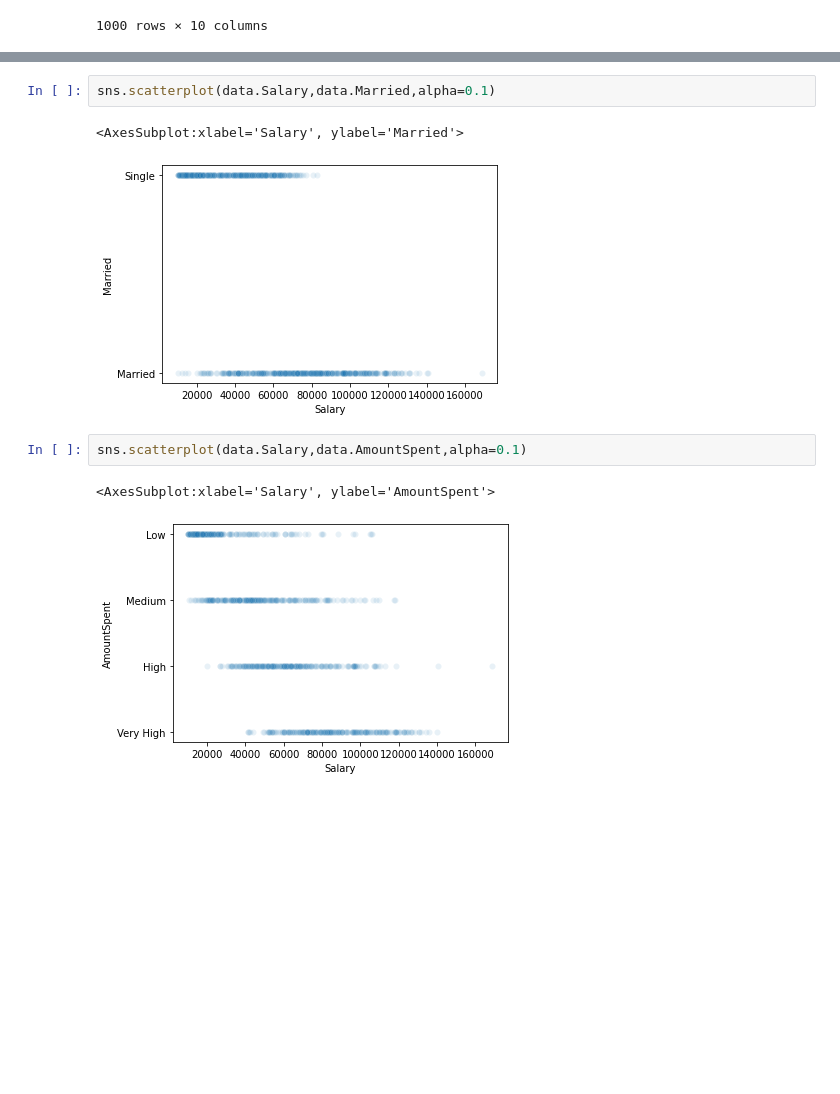
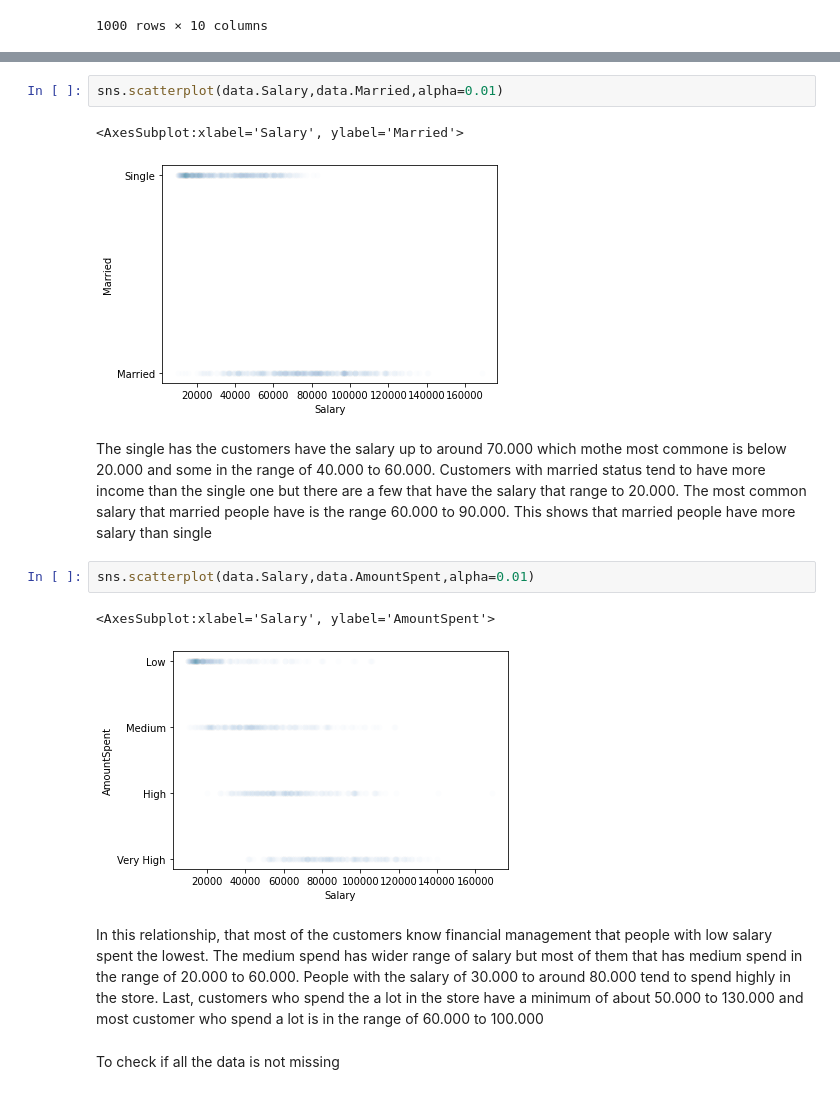
Before and after one commit to JXLK-dev/machinelearning, a Jupyter notebook: datasets_visualization.ipynb, the cells around one changed output, grey strips where cells are left out. Saved outputs shown, nothing was run; the diff lists cells and outputs as text; blank space fills up the shorter version.

```diff
--- a/datasets_visualization.ipynb
+++ b/datasets_visualization.ipynb
@@ -98,10 +146,22 @@ sns.scatterplot(data.Salary,data.Age,alpha=0.1)
 # %%
-sns.scatterplot(data.Salary,data.Married,alpha=0.1)
+sns.scatterplot(data.Salary,data.Married,alpha=0.01)
 # %% [output]
 <AxesSubplot:xlabel='Salary', ylabel='Married'>
-[figure, old version]
+[figure, new version]
+# %% [markdown]
+The single has the customers have the salary up to around 70.000 which mothe most commone is below 20.000 and some in the range of 40.000 to 60.000.
+Customers with married status tend to have more income than the single one but there are a few that have the salary that range to 20.000. The most common salary
+that married people have is the range 60.000 to 90.000.
+This shows that married people have more salary than single
 # %%
-sns.scatterplot(data.Salary,data.AmountSpent,alpha=0.1)
+sns.scatterplot(data.Salary,data.AmountSpent,alpha=0.01)
 # %% [output]
 <AxesSubplot:xlabel='Salary', ylabel='AmountSpent'>
-[figure, old version]
+[figure, new version]
+# %% [markdown]
+In this relationship, that most of the customers know financial management that people with low salary spent the lowest.
+The medium spend has wider range of salary but most of them that has medium spend in the range of 20.000 to 60.000.
+People with the salary of 30.000 to around 80.000 tend to spend highly in the store.
+Last, customers who spend the a lot in the store have a minimum of about 50.000 to 130.000 and most customer who spend a lot is in the range of 60.000 to 100.000
+# %% [markdown]
+To check if all the data is not missing
```
Also changed, not shown: parts of 23 cells of this notebook, 2 other files.
